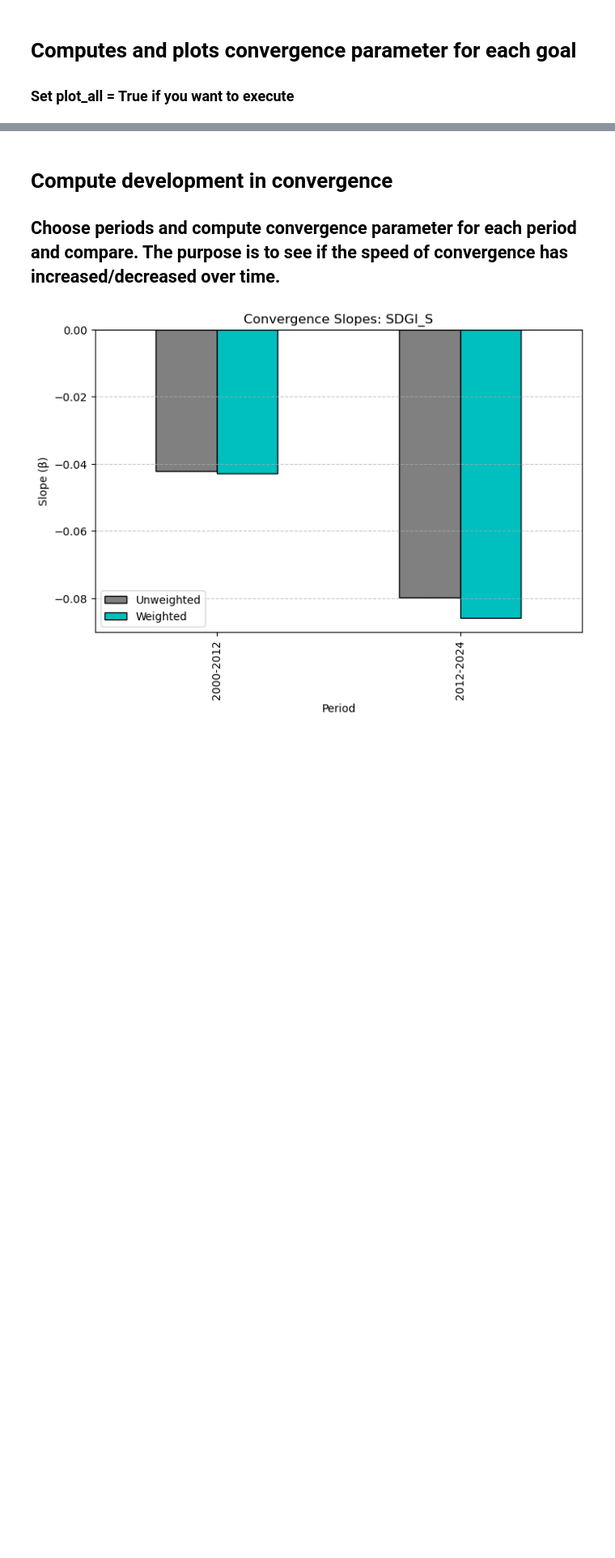
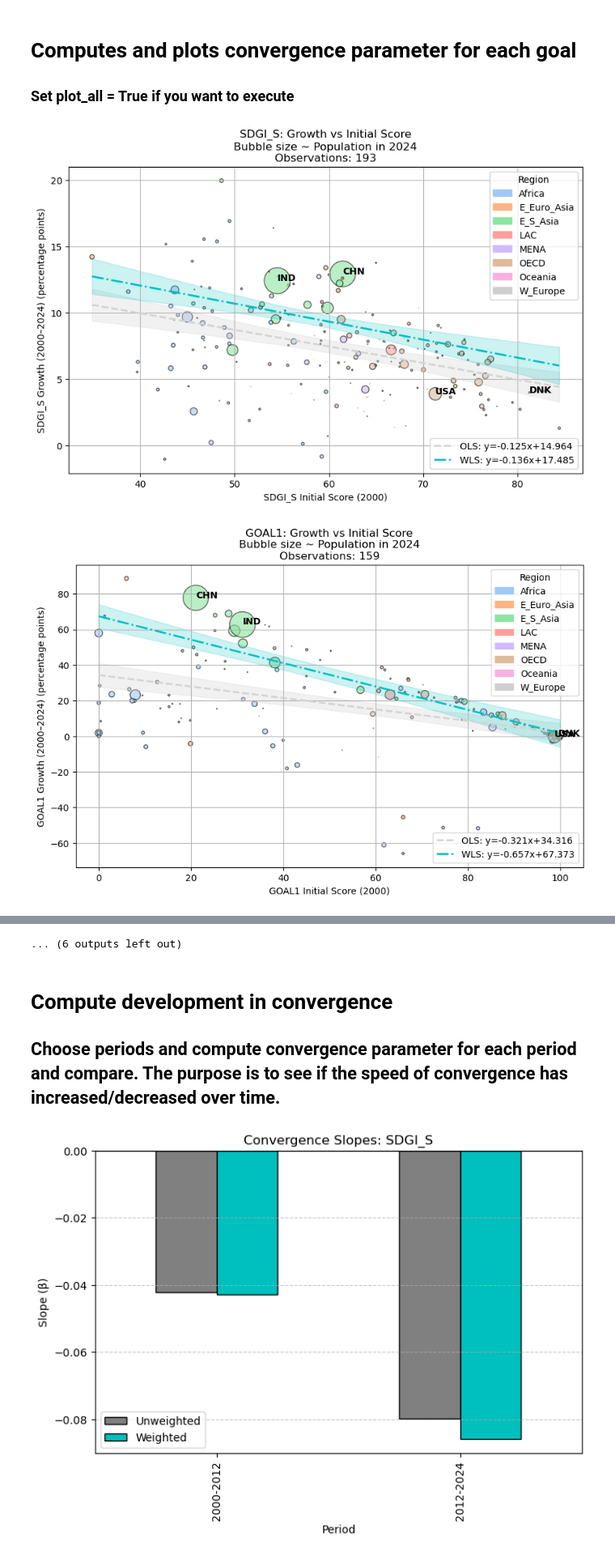
Before and after one commit to gqh814/FN, a Jupyter notebook: code/kode.ipynb, the cells around one changed output, grey strips where cells are left out. Shown at 81% size. Saved outputs shown, nothing was run; the diff lists cells and outputs as text; code cells hidden in the pictures; blank space fills up the shorter version.

```diff
--- a/code/kode.ipynb
+++ b/code/kode.ipynb
@@ -106,22 +107,26 @@ plot_growth_vs_initial(summary, goal="sdgi_s",
 
 ### Set plot_all = True if you want to execute
 # %%
-plot_all = False
+plot_all = True
 if plot_all:
     # --- Define which goals to loop over ---
     goals = ["sdgi_s"] + [f"goal{i}" for i in range(1, 18)]
 
     # Example: highlight some countries
     highlight_ids = ["CHN", "IND", "USA","DNK"]
 
     # Loop over all goals and plot
     for g in goals:
         plot_growth_vs_initial(summary,
                             goal=g,
                             highlight_ids=highlight_ids,
-                            color_by_region=False,
+                            color_by_region=True,
                             region_to_code=region_to_code,
                             region_categories=region_categories,
                             region_to_color=region_to_color,
-                            scale_by_population=False,
-                            show_weighted=False)
+                            scale_by_population=True,
+                            show_weighted=True,
+                            show_confidence_bands=True)
+# %% [output]
+[figure, added]
+[figure, added]
@@ -128,3 +143,4 @@ if plot_all:
+... (6 outputs left out)
 # %% [markdown]
 # Compute development in convergence
 
```
Also changed, not shown: parts of 2 cells of this notebook, 3 other files.
